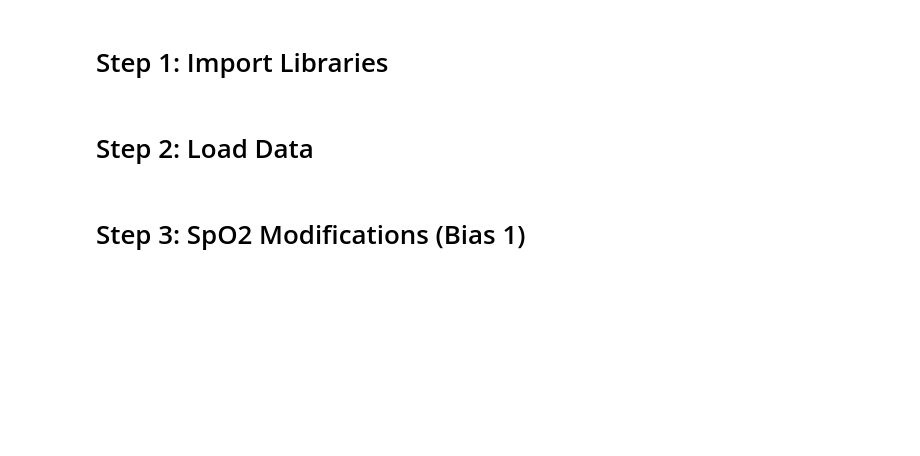
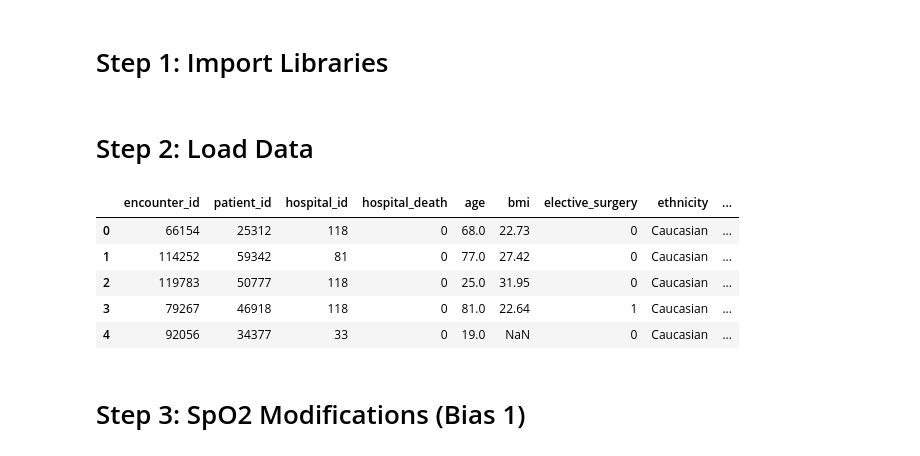
Before and after one commit to Mackenzie-Meni/UF-biasathon-workshop2025, a Jupyter notebook: 0_schedule_and_expectations.ipynb, the cells around one changed output. Drawn from its saved outputs; the diff is of its cells as text; code cells hidden in the pictures; blank space fills up the shorter version.

```diff
--- a/0_schedule_and_expectations.ipynb
+++ b/0_schedule_and_expectations.ipynb
@@ -38,10 +38,16 @@ warnings.filterwarnings("ignore")
 # %% [markdown]
 # Step 2: Load Data
 # %%
-
-data = pd.read_csv("data/training_v2.csv")
+data = pd.read_csv("../training_v2.csv")
 with pd.option_context('display.max_rows', 5, 'display.max_columns', None):
     display(data.head())
+# %% [output]
+|  | encounter_id | patient_id | hospital_id | hospital_death | age | bmi | elective_surgery | ethnicity | ... |
+| 0 | 66154 | 25312 | 118 | 0 | 68.0 | 22.73 | 0 | Caucasian | ... |
+| 1 | 114252 | 59342 | 81 | 0 | 77.0 | 27.42 | 0 | Caucasian | ... |
+| 2 | 119783 | 50777 | 118 | 0 | 25.0 | 31.95 | 0 | Caucasian | ... |
+| 3 | 79267 | 46918 | 118 | 0 | 81.0 | 22.64 | 1 | Caucasian | ... |
+| 4 | 92056 | 34377 | 33 | 0 | 19.0 | NaN | 0 | Caucasian | ... |
 # %% [markdown]
 # Step 3: SpO2 Modifications (Bias 1)
 # %% [markdown]
```
Also changed, not shown: parts of 13 cells of this notebook.
